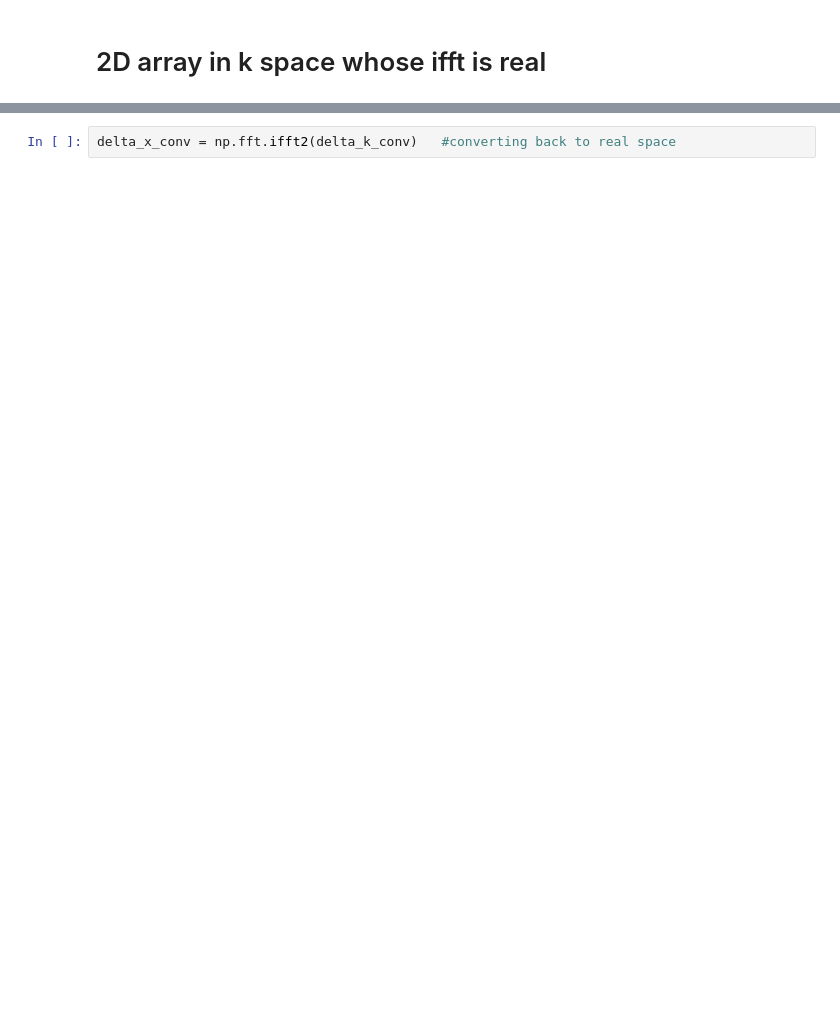
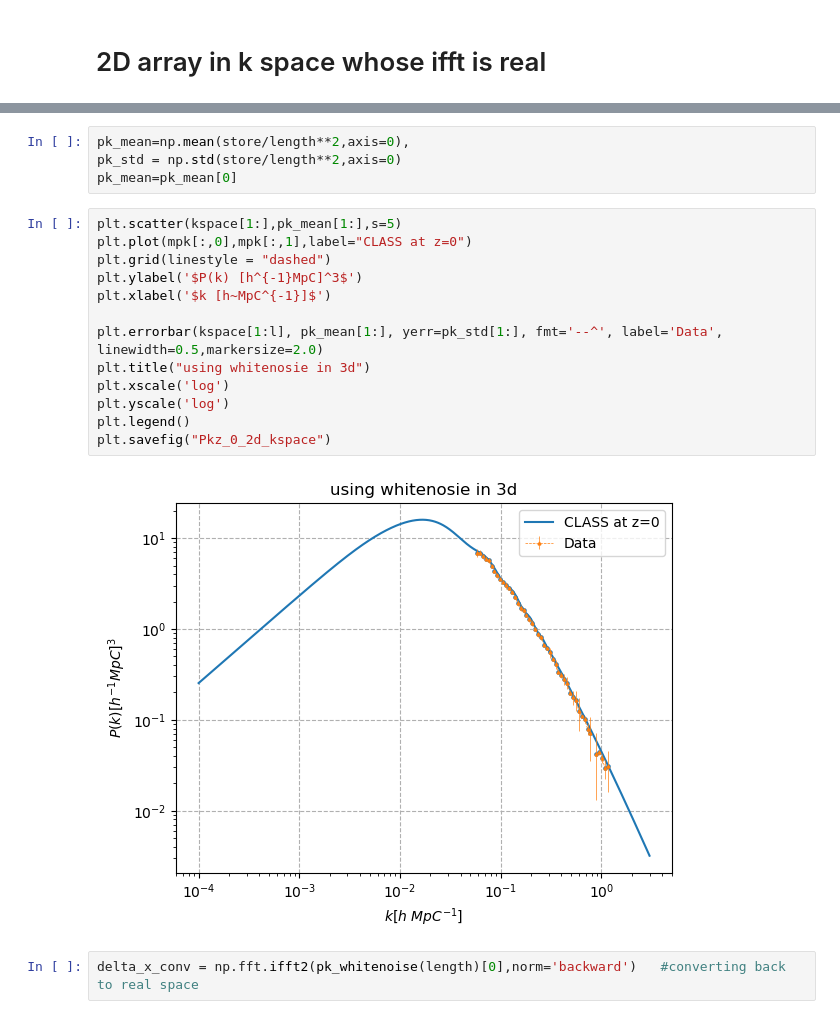
Before and after one commit to satvik-m97/PhD_thesis, a Jupyter notebook: DM_density_field.ipynb, the cells around one changed output, grey strips where cells are left out. Cells and saved outputs as stored; diff of their text form; blank space fills up the shorter version.

```diff
--- a/DM_density_field.ipynb
+++ b/DM_density_field.ipynb
@@ -159,3 +161,22 @@ delta_k_conv[0,0] = 0   #setting dc component to zero
+# %%
+pk_mean=np.mean(store/length**2,axis=0),
+pk_std = np.std(store/length**2,axis=0)
+pk_mean=pk_mean[0]
+# %%
+plt.scatter(kspace[1:],pk_mean[1:],s=5)
+plt.plot(mpk[:,0],mpk[:,1],label="CLASS at z=0")
+plt.grid(linestyle = "dashed")
+plt.ylabel('$P(k) [h^{-1}MpC]^3$')
+plt.xlabel('$k [h~MpC^{-1}]$')
+
+plt.errorbar(kspace[1:l], pk_mean[1:], yerr=pk_std[1:], fmt='--^', label='Data', linewidth=0.5,markersize=2.0)
+plt.title("using whitenosie in 3d")
+plt.xscale('log')
+plt.yscale('log')
+plt.legend()
+plt.savefig("Pkz_0_2d_kspace")
+# %% [output]
+[figure, added]
 # %%
-delta_x_conv = np.fft.ifft2(delta_k_conv)   #converting back to real space
+delta_x_conv = np.fft.ifft2(pk_whitenoise(length)[0],norm='backward')   #converting back to real space
 # %%
```
Also changed, not shown: parts of 29 cells of this notebook.
